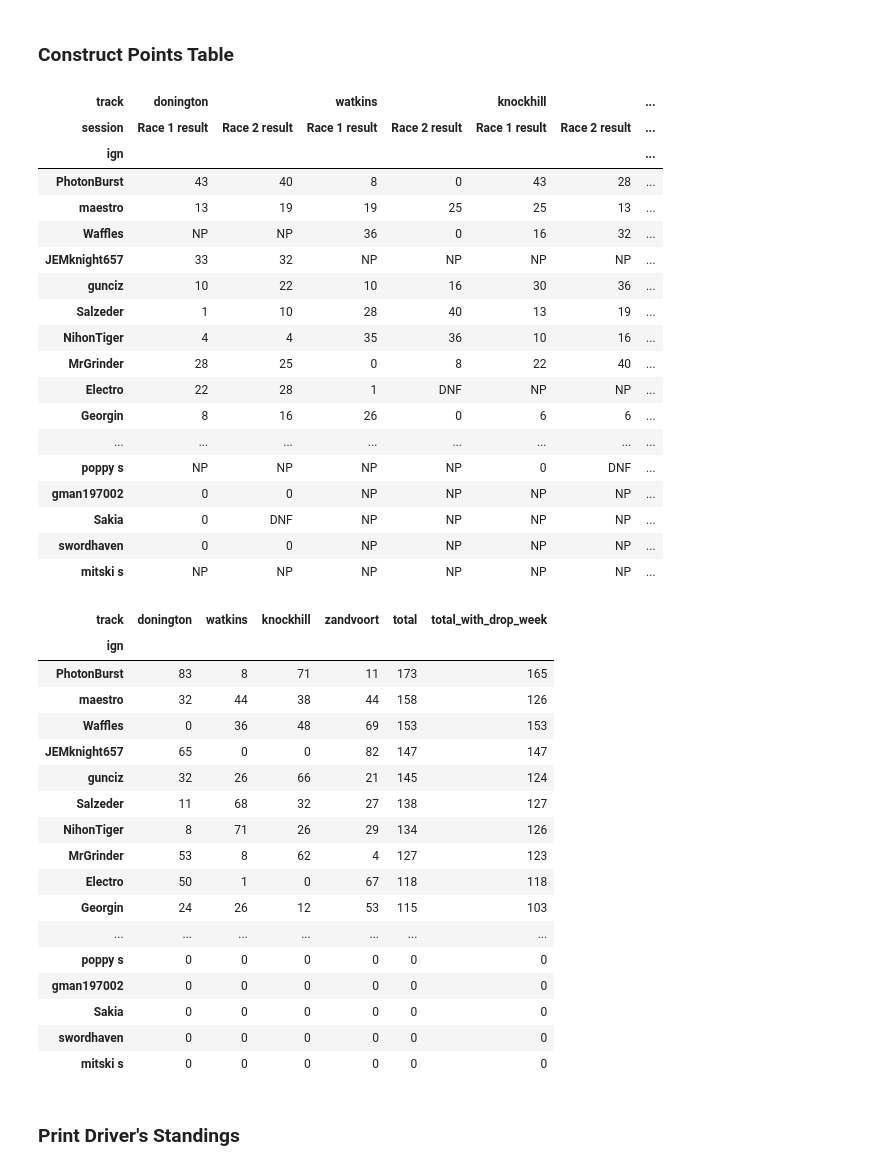
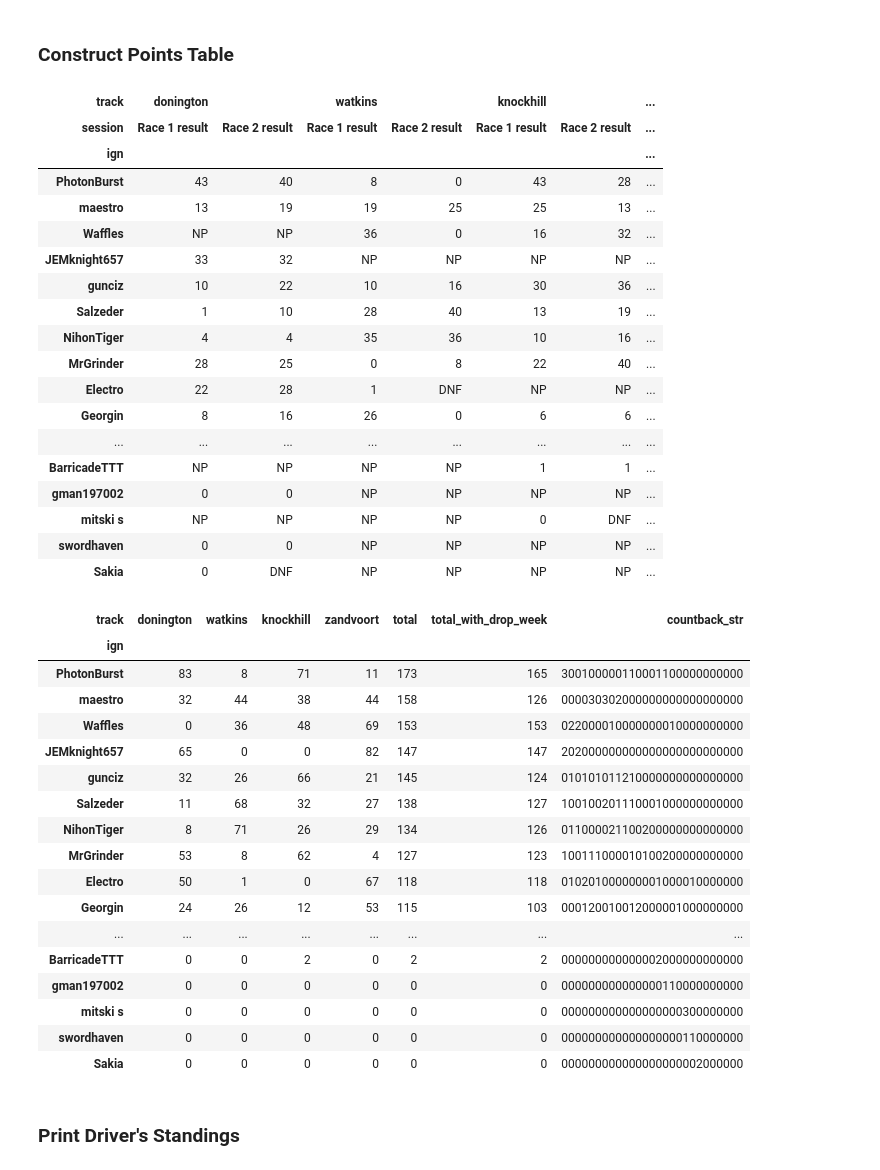
Before and after one commit to denniscfeng/simresults-to-table, a Jupyter notebook: ResultsToTable.ipynb, the cells around one changed output. Drawn from its saved outputs; the diff is of its cells as text; code cells hidden in the pictures.

Commit message:
reduce DNF threshold, fix drivers not appearing cause no points scored, manually fix driver rename, added countback comparison for points that are tied

```diff
--- a/ResultsToTable.ipynb
+++ b/ResultsToTable.ipynb
@@ -188,7 +188,7 @@ class RaceReport():
                 else:
                     table_df["Grid"] = ""
 
-                table_df["DNF"] = table_df["Laps"] < table_df["Laps"].max() - 3
+                table_df["DNF"] = table_df["Laps"] < table_df["Laps"].max()//2
 
             # Validate drivers are in the driver table
             for driver in table_df["Driver"]:
@@ -370,7 +370,7 @@ for race, race_row in series_tracks_table.iterrows():
         try:
             race_reports[race] = RaceReport(series_sessions, series, race, drivers_table=series_drivers_table, points_table=series_points_table, csv_manual_adjustment=race_row["csv_manual_adjustment"])
             print(race)
-            [display(race_reports[race].tables[session].head(3)) for session in series_race_sessions]
+            [display(race_reports[race].tables[session]) for session in series_race_sessions]
         except FileNotFoundError:
             print("no csv found for", race)
     else:
@@ -437,9 +541,8 @@ class DriverRaceResultInfo:
         self.qualy_pos = qualy_pos
         self.qualy_points = qualy_points
         self.dnf = dnf
-
-    def get_total_points(self):
-        return self.points + self.qualy_points
+        self.participated = not bool(pos==-1 and qualy_pos==-1)
+        self.total_points = self.points + self.qualy_points
 
     def __str__(self):
         if (self.pos<0) and (self.qualy_pos<0):
@@ -447,7 +550,7 @@ class DriverRaceResultInfo:
         elif self.dnf:
             return "DNF"
         else:
-            return str(self.get_total_points())
+            return str(self.total_points)
 
     def __repr__(self):
         return "DriverRaceResultInfo({},{},{},{},{})".format(self.pos, self.points, self.qualy_pos, self.qualy_points, self.dnf)
@@ -483,67 +586,79 @@ for driver in points_table.index:
 
 points_table = points_table.iloc[:, 0:(rounds_to_include*len(series_race_sessions))]
 # %%
-# keep seperate table with points totals
+# keep seperate table with points totals and rounds participated
 
 tracks = points_table.columns.unique(level="track")
 points_totals_table = pd.DataFrame(index=series_drivers_table.index, columns=tracks)
 
 def get_total_weekend_points(driver_session_results):
-    return driver_session_results.apply(DriverRaceResultInfo.get_total_points).sum()
-
+    return driver_session_results.apply(lambda result_info: result_info.total_points).sum()
 for track in tracks:
-    weekend_points = points_table[track]
-    points_totals_table[track] = weekend_points.apply(get_total_weekend_points, axis=1)
+    results_infos_for_weekend = points_table[track]
+    points_totals_table[track] = results_infos_for_weekend.apply(get_total_weekend_points, axis=1)
 
 points_totals_table["total"] = points_totals_table.agg(sum, axis=1)
 points_totals_table["total_with_drop_week"] = points_totals_table.apply(lambda driver_row: driver_row["total"] - (min(driver_row)), axis=1)
 
+def get_countback_str(driver_all_results):
+    # convert driver results to an ascii string
+    # a "higher" string value means more higher finishing positions
+    countback_str = ""
+    for pos in range(1, len(series_drivers_table)):
+        num_finished_in_pos = driver_all_results.apply(lambda result_info: result_info.pos==pos).sum()
+        countback_str += chr(48 + num_finished_in_pos)
+    return countback_str
+points_totals_table["countback_str"] = points_table.apply(get_countback_str, axis=1)
+
 if drop_week:
-    points_totals_table = points_totals_table.sort_values("total_with_drop_week", ascending=False)
+    points_totals_table = points_totals_table.sort_values("countback_str", ascending=False)
+    points_totals_table = points_totals_table.sort_values("total_with_drop_week", ascending=False, kind="mergesort") # mergesort is required to stable sort
 else:
-    points_totals_table = points_totals_table.sort_values("total", ascending=False)
+    points_totals_table = points_totals_table.sort_values("countback_str", ascending=False)
+    points_totals_table = points_totals_table.sort_values("total", ascending=False, kind="mergesort")
+
 points_table = points_table.reindex(points_totals_table.index)
 
 display(points_table)
 display(points_totals_table)
 # %% [output]
 | track | donington |  | watkins |  | knockhill |  | ... |
 | session | Race 1 result | Race 2 result | Race 1 result | Race 2 result | Race 1 result | Race 2 result | ... |
 | ign |  |  |  |  |  |  | ... |
 | PhotonBurst | 43 | 40 | 8 | 0 | 43 | 28 | ... |
 | maestro | 13 | 19 | 19 | 25 | 25 | 13 | ... |
 | Waffles | NP | NP | 36 | 0 | 16 | 32 | ... |
 | JEMknight657 | 33 | 32 | NP | NP | NP | NP | ... |
 | gunciz | 10 | 22 | 10 | 16 | 30 | 36 | ... |
 | Salzeder | 1 | 10 | 28 | 40 | 13 | 19 | ... |
 | NihonTiger | 4 | 4 | 35 | 36 | 10 | 16 | ... |
 | MrGrinder | 28 | 25 | 0 | 8 | 22 | 40 | ... |
 | Electro | 22 | 28 | 1 | DNF | NP | NP | ... |
 | Georgin | 8 | 16 | 26 | 0 | 6 | 6 | ... |
 | ... | ... | ... | ... | ... | ... | ... | ... |
-| poppy s | NP | NP | NP | NP | 0 | DNF | ... |
+| BarricadeTTT | NP | NP | NP | NP | 1 | 1 | ... |
 | gman197002 | 0 | 0 | NP | NP | NP | NP | ... |
+| mitski s | NP | NP | NP | NP | 0 | DNF | ... |
+| swordhaven | 0 | 0 | NP | NP | NP | NP | ... |
 | Sakia | 0 | DNF | NP | NP | NP | NP | ... |
-| swordhaven | 0 | 0 | NP | NP | NP | NP | ... |
-| mitski s | NP | NP | NP | NP | NP | NP | ... |
-| track | donington | watkins | knockhill | zandvoort | total | total_with_drop_week |
-| ign |  |  |  |  |  |  |
-| PhotonBurst | 83 | 8 | 71 | 11 | 173 | 165 |
-| maestro | 32 | 44 | 38 | 44 | 158 | 126 |
-| Waffles | 0 | 36 | 48 | 69 | 153 | 153 |
-| JEMknight657 | 65 | 0 | 0 | 82 | 147 | 147 |
-| gunciz | 32 | 26 | 66 | 21 | 145 | 124 |
-| Salzeder | 11 | 68 | 32 | 27 | 138 | 127 |
-| NihonTiger | 8 | 71 | 26 | 29 | 134 | 126 |
-| MrGrinder | 53 | 8 | 62 | 4 | 127 | 123 |
-| Electro | 50 | 1 | 0 | 67 | 118 | 118 |
-| Georgin | 24 | 26 | 12 | 53 | 115 | 103 |
-| ... | ... | ... | ... | ... | ... | ... |
-| poppy s | 0 | 0 | 0 | 0 | 0 | 0 |
-| gman197002 | 0 | 0 | 0 | 0 | 0 | 0 |
-| Sakia | 0 | 0 | 0 | 0 | 0 | 0 |
-| swordhaven | 0 | 0 | 0 | 0 | 0 | 0 |
-| mitski s | 0 | 0 | 0 | 0 | 0 | 0 |
+| track | donington | watkins | knockhill | zandvoort | total | total_with_drop_week | countback_str |
+| ign |  |  |  |  |  |  |  |
+| PhotonBurst | 83 | 8 | 71 | 11 | 173 | 165 | 300100000110001100000000000 |
+| maestro | 32 | 44 | 38 | 44 | 158 | 126 | 000030302000000000000000000 |
+| Waffles | 0 | 36 | 48 | 69 | 153 | 153 | 022000010000000010000000000 |
+| JEMknight657 | 65 | 0 | 0 | 82 | 147 | 147 | 202000000000000000000000000 |
+| gunciz | 32 | 26 | 66 | 21 | 145 | 124 | 010101011210000000000000000 |
+| Salzeder | 11 | 68 | 32 | 27 | 138 | 127 | 100100201110001000000000000 |
+| NihonTiger | 8 | 71 | 26 | 29 | 134 | 126 | 011000021100200000000000000 |
+| MrGrinder | 53 | 8 | 62 | 4 | 127 | 123 | 100111000010100200000000000 |
+| Electro | 50 | 1 | 0 | 67 | 118 | 118 | 010201000000001000010000000 |
+| Georgin | 24 | 26 | 12 | 53 | 115 | 103 | 000120010012000001000000000 |
+| ... | ... | ... | ... | ... | ... | ... | ... |
+| BarricadeTTT | 0 | 0 | 2 | 0 | 2 | 2 | 000000000000002000000000000 |
+| gman197002 | 0 | 0 | 0 | 0 | 0 | 0 | 000000000000000110000000000 |
+| mitski s | 0 | 0 | 0 | 0 | 0 | 0 | 000000000000000000300000000 |
+| swordhaven | 0 | 0 | 0 | 0 | 0 | 0 | 000000000000000000110000000 |
+| Sakia | 0 | 0 | 0 | 0 | 0 | 0 | 000000000000000000002000000 |
 # %% [markdown]
 ### Print Driver's Standings
 # %% [markdown]
```
Also changed, not shown: parts of 5 cells of this notebook, 3 other files.
